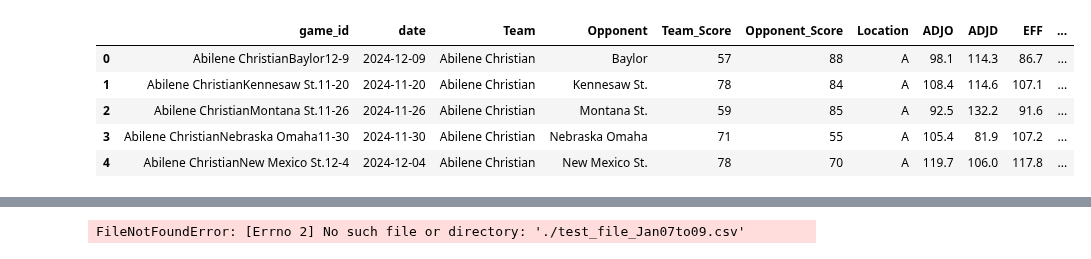
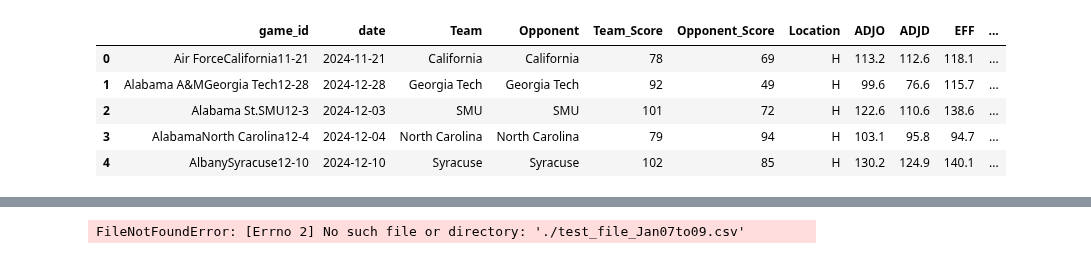
Before and after one commit to visheshgupta19/Stats_competition-, a Jupyter notebook: catBoost.ipynb, the cells around one changed output, grey strips where cells are left out. Cells and saved outputs as stored; diff of their text form; code cells hidden in the pictures.

```diff
--- a/catBoost.ipynb
+++ b/catBoost.ipynb
@@ -13,7 +13,7 @@ pd.set_option("display.max_columns", None)
 pd.set_option("display.max_rows", None)
 
 # Load and display dataset
-team_data = pd.read_csv("./train_data.csv")
+team_data = pd.read_csv("./ACC_train_data_till_5Feb.csv")
 display(team_data.head())
 
 # Data Cleaning and Feature Engineering
@@ -28,38 +28,38 @@ columns_to_convert = [
     "EFG_pct",
     "TO_Pct",
     "OR_Pct",
     "FTR_Pct",
     "opp_ADJO",
     "opp_ADJD",
     "Opp_EFG_Pct",
     "Opp_TO_Pct",
     "Opp_OR_Pct",
     "Opp_FTR_Pct",
 ]
 
 for col in columns_to_convert:
     team_data[col] = pd.to_numeric(team_data[col], errors="coerce")
 
 # Drop rows with missing values
 team_data_cleaned = team_data.dropna()
 
 # Define features (X) and target variables (y)
 X = team_data_cleaned[columns_to_convert]
 y_team = team_data_cleaned["Team_Score"]
 y_opp = team_data_cleaned["Opponent_Score"]
 
 # Train-test split
 X_train, X_test, y_team_train, y_team_test = train_test_split(
     X, y_team, test_size=0.2, random_state=42
 )
 y_opp_train, y_opp_test = train_test_split(y_opp, test_size=0.2, random_state=42)
 # %% [output]
 |  | game_id | date | Team | Opponent | Team_Score | Opponent_Score | Location | ADJO | ADJD | EFF | ... |
-| 0 | Abilene ChristianBaylor12-9 | 2024-12-09 | Abilene Christian | Baylor | 57 | 88 | A | 98.1 | 114.3 | 86.7 | ... |
-| 1 | Abilene ChristianKennesaw St.11-20 | 2024-11-20 | Abilene Christian | Kennesaw St. | 78 | 84 | A | 108.4 | 114.6 | 107.1 | ... |
-| 2 | Abilene ChristianMontana St.11-26 | 2024-11-26 | Abilene Christian | Montana St. | 59 | 85 | A | 92.5 | 132.2 | 91.6 | ... |
-| 3 | Abilene ChristianNebraska Omaha11-30 | 2024-11-30 | Abilene Christian | Nebraska Omaha | 71 | 55 | A | 105.4 | 81.9 | 107.2 | ... |
-| 4 | Abilene ChristianNew Mexico St.12-4 | 2024-12-04 | Abilene Christian | New Mexico St. | 78 | 70 | A | 119.7 | 106.0 | 117.8 | ... |
+| 0 | Air ForceCalifornia11-21 | 2024-11-21 | California | California | 78 | 69 | H | 113.2 | 112.6 | 118.1 | ... |
+| 1 | Alabama A&MGeorgia Tech12-28 | 2024-12-28 | Georgia Tech | Georgia Tech | 92 | 49 | H | 99.6 | 76.6 | 115.7 | ... |
+| 2 | Alabama St.SMU12-3 | 2024-12-03 | SMU | SMU | 101 | 72 | H | 122.6 | 110.6 | 138.6 | ... |
+| 3 | AlabamaNorth Carolina12-4 | 2024-12-04 | North Carolina | North Carolina | 79 | 94 | H | 103.1 | 95.8 | 94.7 | ... |
+| 4 | AlbanySyracuse12-10 | 2024-12-10 | Syracuse | Syracuse | 102 | 85 | H | 130.2 | 124.9 | 140.1 | ... |
 # %%
 # Linear Regression Models
 model_team = LinearRegression()
```
Also changed, not shown: parts of 5 cells of this notebook, 17 other files.
